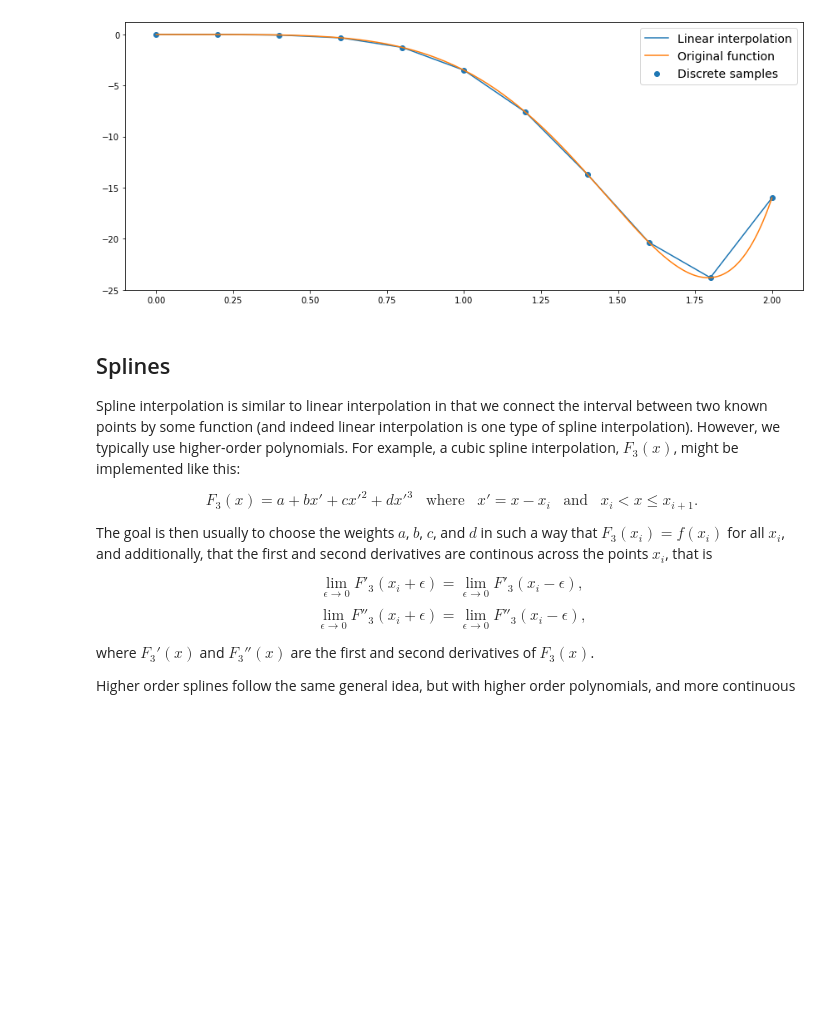
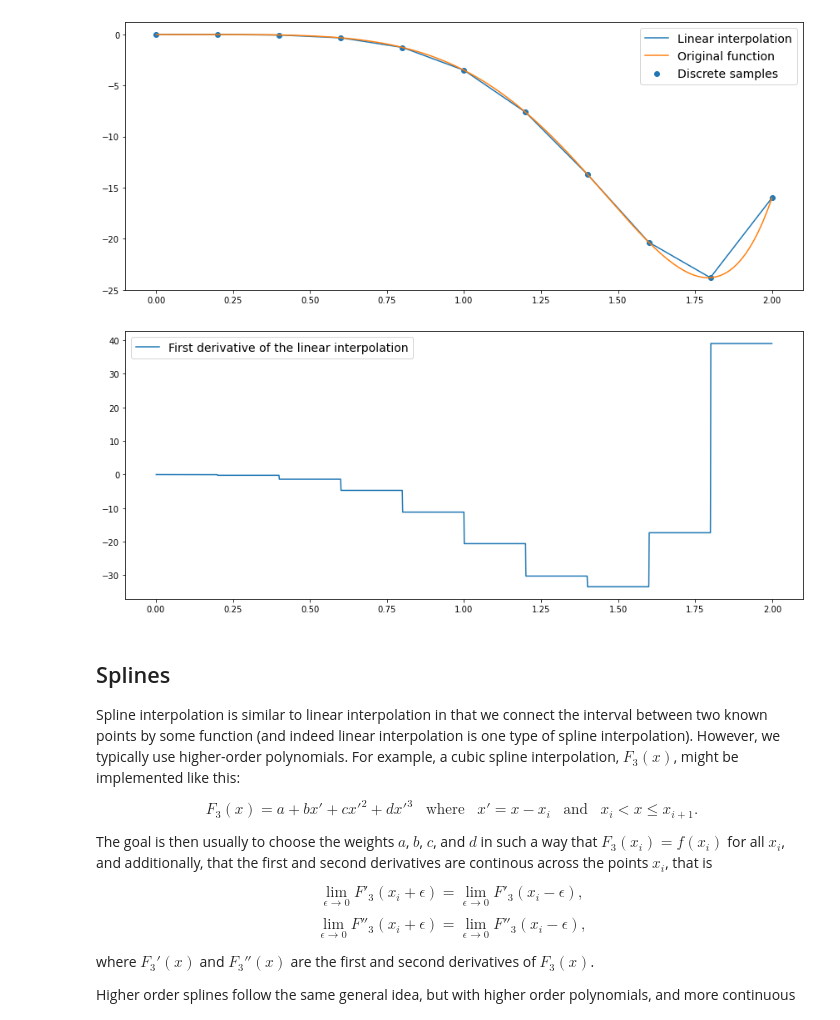
Before and after one commit to nordam/ComputationalPhysics, a Jupyter notebook: Notebooks/7 - Interpolation.ipynb, the cells around one changed output. Saved outputs shown, nothing was run; the diff lists cells and outputs as text; code cells hidden in the pictures; blank space fills up the shorter version.

Commit message:
Some corrections and additions to the notebook on interpolation

```diff
--- a/Notebooks/7 - Interpolation.ipynb
+++ b/Notebooks/7 - Interpolation.ipynb
@@ -93,6 +95,22 @@ plt.legend(fontsize = 14)
 plt.tight_layout()
 # %% [output]
 [figure]
+# %%
+# Illustrating the fact that a linear interpolation has discontinuous derivatives
+# (see notebook no. 6 for background on the function dfdx_central())
+
+def dfdx_central(f, x, dx):
+    return (f(x+dx/2) - f(x-dx/2))/dx
+
+dx = 0.001
+x = np.linspace(0.001, 1.999, 10000)
+
+fig = plt.figure(figsize = (12, 5))
+plt.plot(x, dfdx_central(F1, x, dx), label = 'First derivative of the linear interpolation')
+plt.legend(fontsize = 14)
+plt.tight_layout()
+# %% [output]
+[figure, added]
 # %% [markdown]
 ## Splines
 
```
Also changed, not shown: parts of 3 cells of this notebook.
